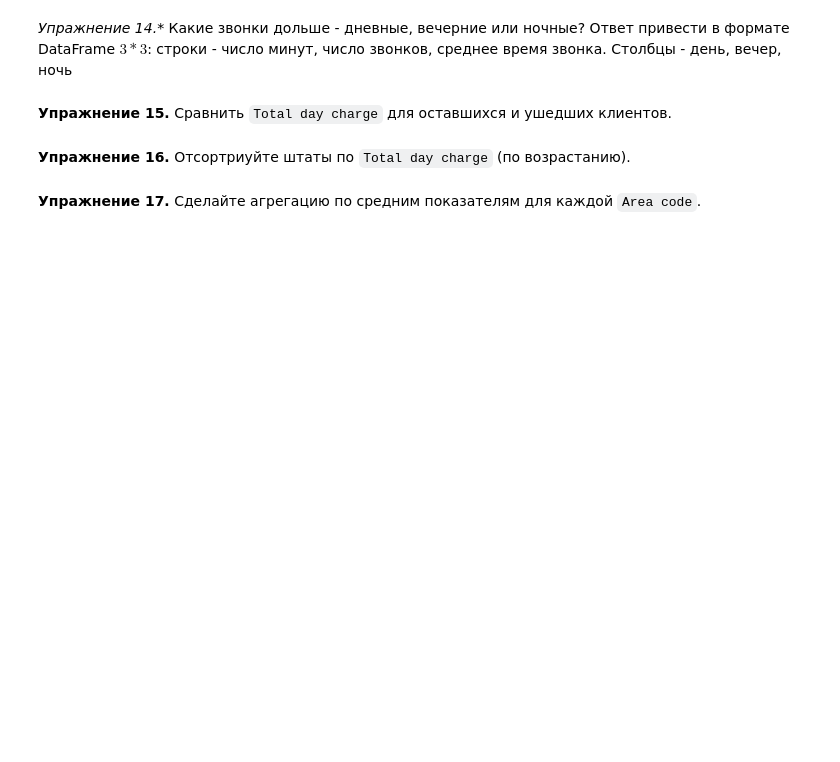
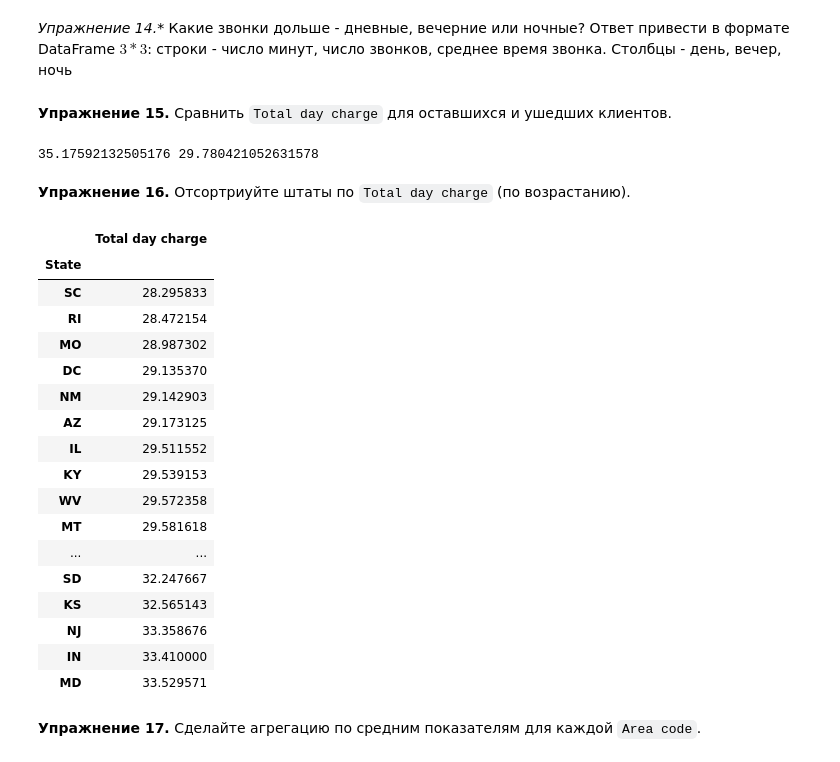
Before and after one commit to oleshka666/infa2022-2023, a Jupyter notebook: lpr6.ipynb, the cells around one changed output. Saved outputs shown, nothing was run; the diff lists cells and outputs as text; code cells hidden in the pictures; blank space fills up the shorter version.

```diff
--- a/lpr6.ipynb
+++ b/lpr6.ipynb
@@ -861,7 +899,34 @@ f.groupby("Customer setvice calls").
 **Упражнение 14*.** Какие звонки дольше - дневные, вечерние или ночные? Ответ привести в формате DataFrame $3*3$: строки - число минут, число звонков, среднее время звонка. Столбцы - день, вечер, ночь
 # %% [markdown]
 **Упражнение 15.** Сравнить `Total day charge` для оставшихся и ушедших клиентов.
+# %%
+total_day_charge_churn_true = f[f["Churn"] == True]["Total day charge"].mean()
+total_day_charge_churn_false = f[f["Churn"] == False]["Total day charge"].mean()
+print(total_day_charge_churn_true, total_day_charge_churn_false)
+# %% [output]
+35.17592132505176 29.780421052631578
 # %% [markdown]
 **Упражнение 16.** Отсортриуйте штаты по `Total day charge` (по возрастанию).
+# %%
+f.groupby(["State"]).agg({"Total day charge": "mean"}).sort_values(by="Total day charge", ascending = True)
+# %% [output]
+|  | Total day charge |
+| State |  |
+| SC | 28.295833 |
+| RI | 28.472154 |
+| MO | 28.987302 |
+| DC | 29.135370 |
+| NM | 29.142903 |
+| AZ | 29.173125 |
+| IL | 29.511552 |
+| KY | 29.539153 |
+| WV | 29.572358 |
+| MT | 29.581618 |
+| ... | ... |
+| SD | 32.247667 |
+| KS | 32.565143 |
+| NJ | 33.358676 |
+| IN | 33.410000 |
+| MD | 33.529571 |
 # %% [markdown]
 **Упражнение 17.** Сделайте агрегацию по средним показателям для каждой `Area code`.
```
Also changed, not shown: parts of 9 cells of this notebook, 4 other files.
